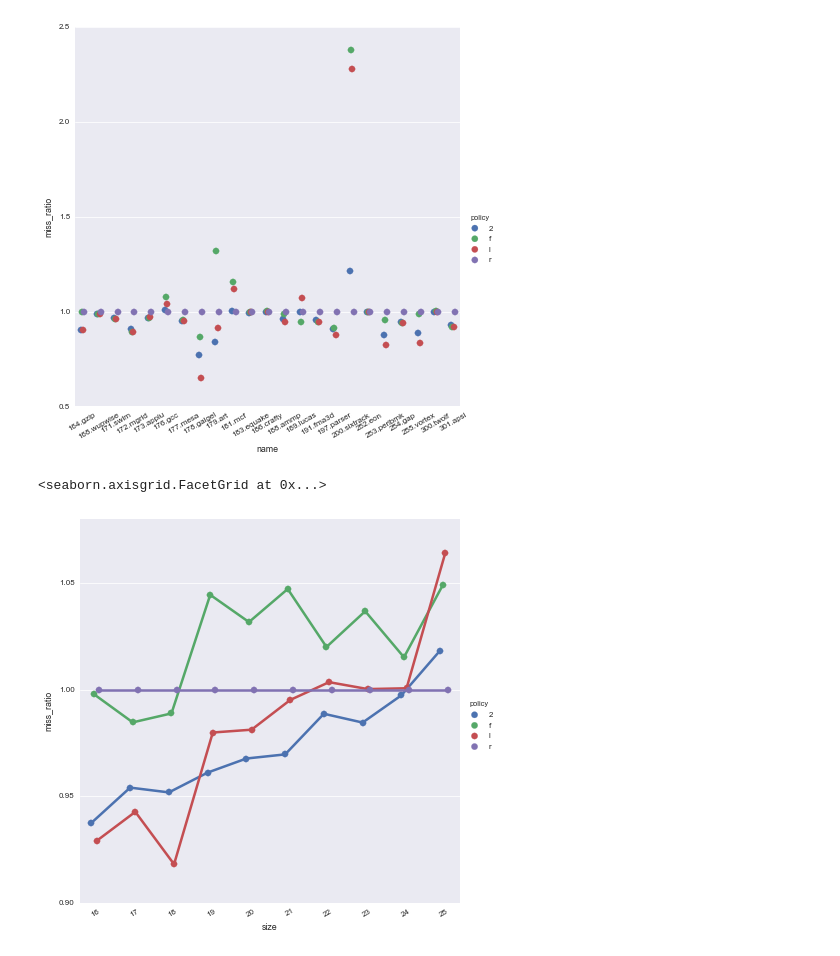
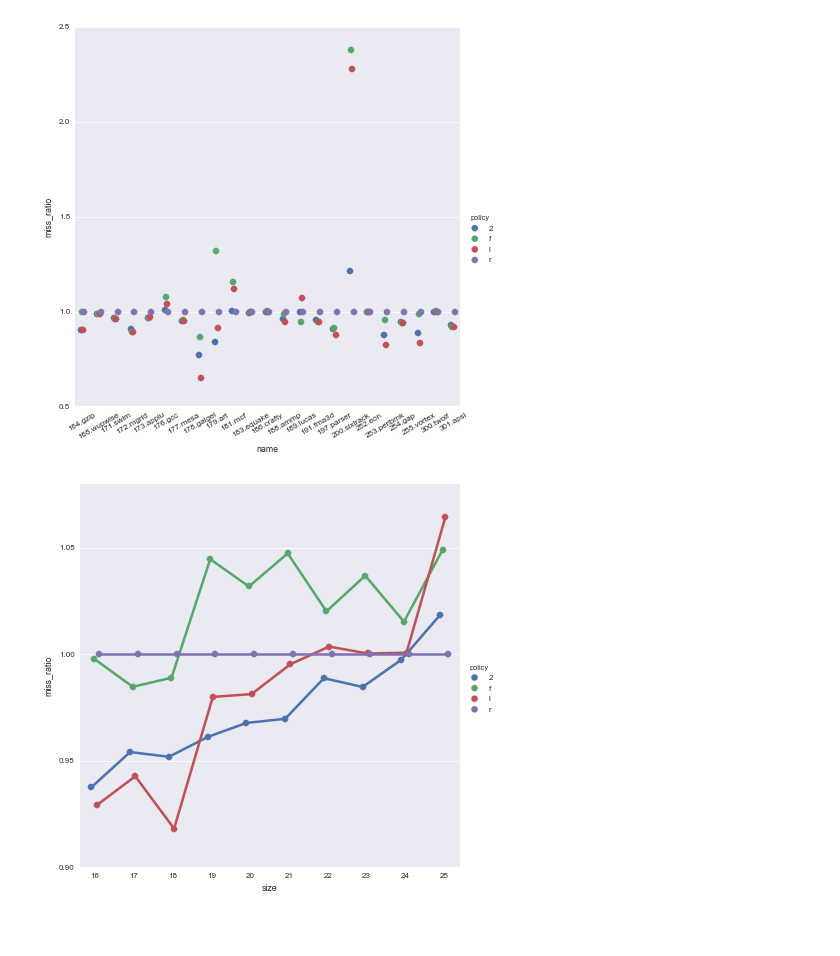
Before and after one commit to danluu/dineroIV, a Jupyter notebook: traces/spec/Plot.ipynb, the cells around one changed output. Saved outputs shown, nothing was run; the diff lists cells and outputs as text; code cells hidden in the pictures; blank space fills up the shorter version.

Commit message:
Try out seaborn more. Will probably give up on it. It doesn't seem to support this type of plot.

```diff
--- a/traces/spec/Plot.ipynb
+++ b/traces/spec/Plot.ipynb
@@ -47,7 +47,5 @@ f_size = open("size-ratio-means.csv",'r')
 dfs = read_csv(f_size)
 # %%
 g = sns.factorplot("size", "miss_ratio", "policy", dodge=.2, data=dfs, size=6)
-g.set_xticklabels(rotation=30)
 # %% [output]
-<seaborn.axisgrid.FacetGrid at 0x...>
-[figure, old version]
+[figure, new version]
```
Also changed, not shown: parts of 4 cells of this notebook.
